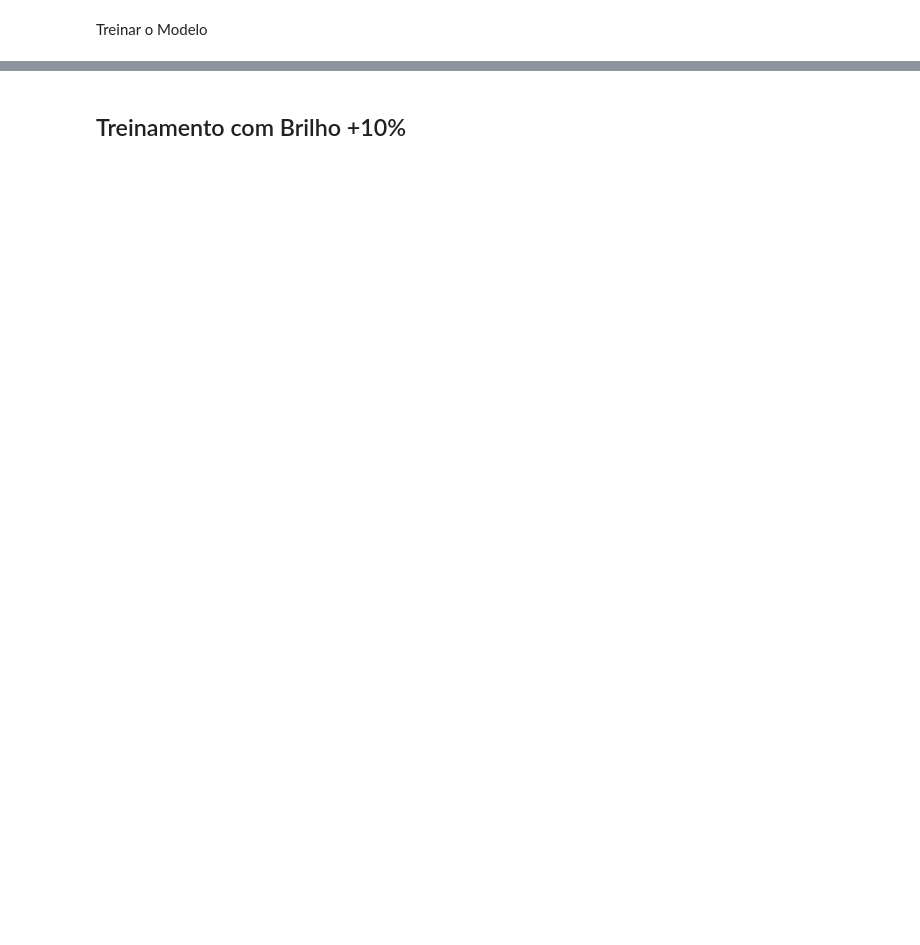
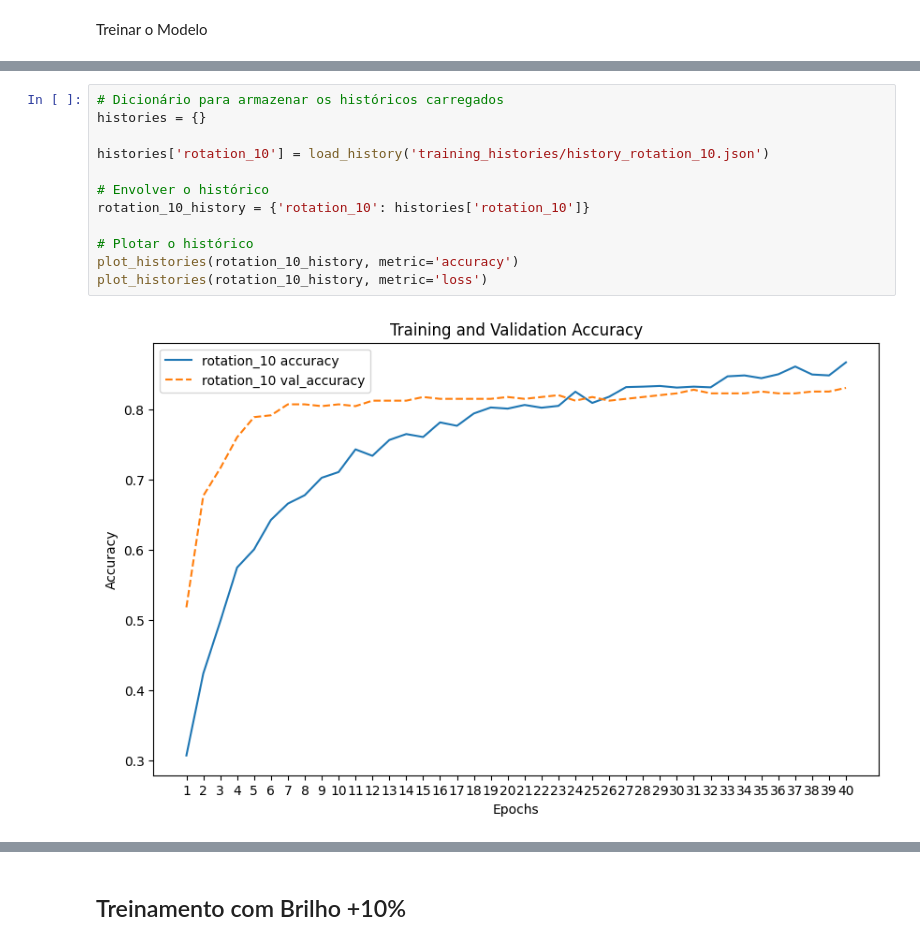
Before and after one commit to ArthurrCr/projeto_classificacao_artefatos, a Jupyter notebook: notebooks/_treinamento_modelo.ipynb, the cells around one changed output, grey strips where cells are left out. Cells and saved outputs as stored; diff of their text form; blank space fills up the shorter version.

```diff
--- a/notebooks/_treinamento_modelo.ipynb
+++ b/notebooks/_treinamento_modelo.ipynb
@@ -341,0 +538,14 @@ histories['fixed_rotation_minus_10'] = history_fixed_rotation_minus_10
+# %%
+# Dicionário para armazenar os históricos carregados
+histories = {}
+
+histories['rotation_10'] = load_history('training_histories/history_rotation_10.json')
+
+# Envolver o histórico
+rotation_10_history = {'rotation_10': histories['rotation_10']}
+
+# Plotar o histórico
+plot_histories(rotation_10_history, metric='accuracy')
+plot_histories(rotation_10_history, metric='loss')
+# %% [output]
+[figure, added]
```
Also changed, not shown: parts of 176 cells of this notebook.
